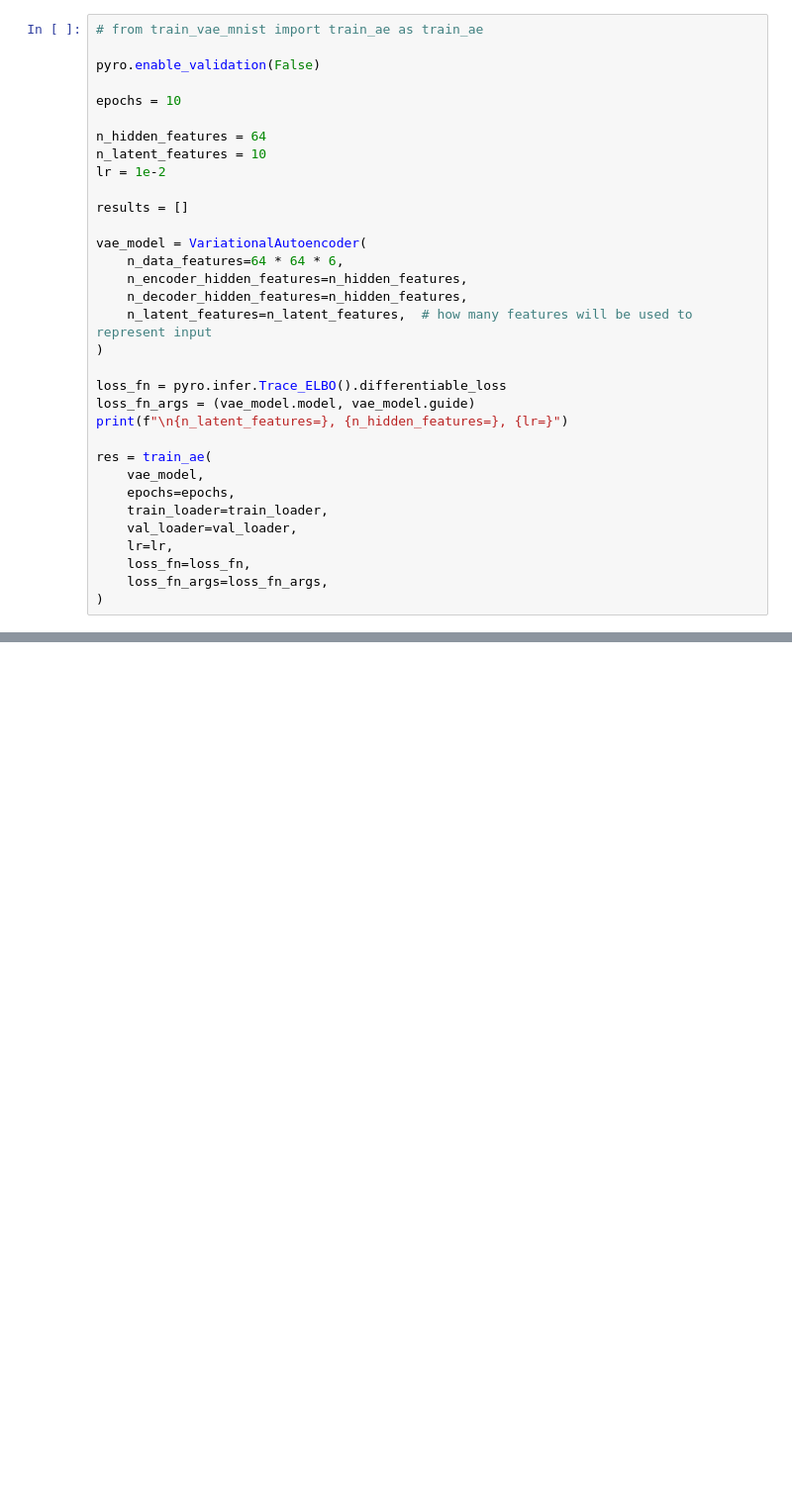
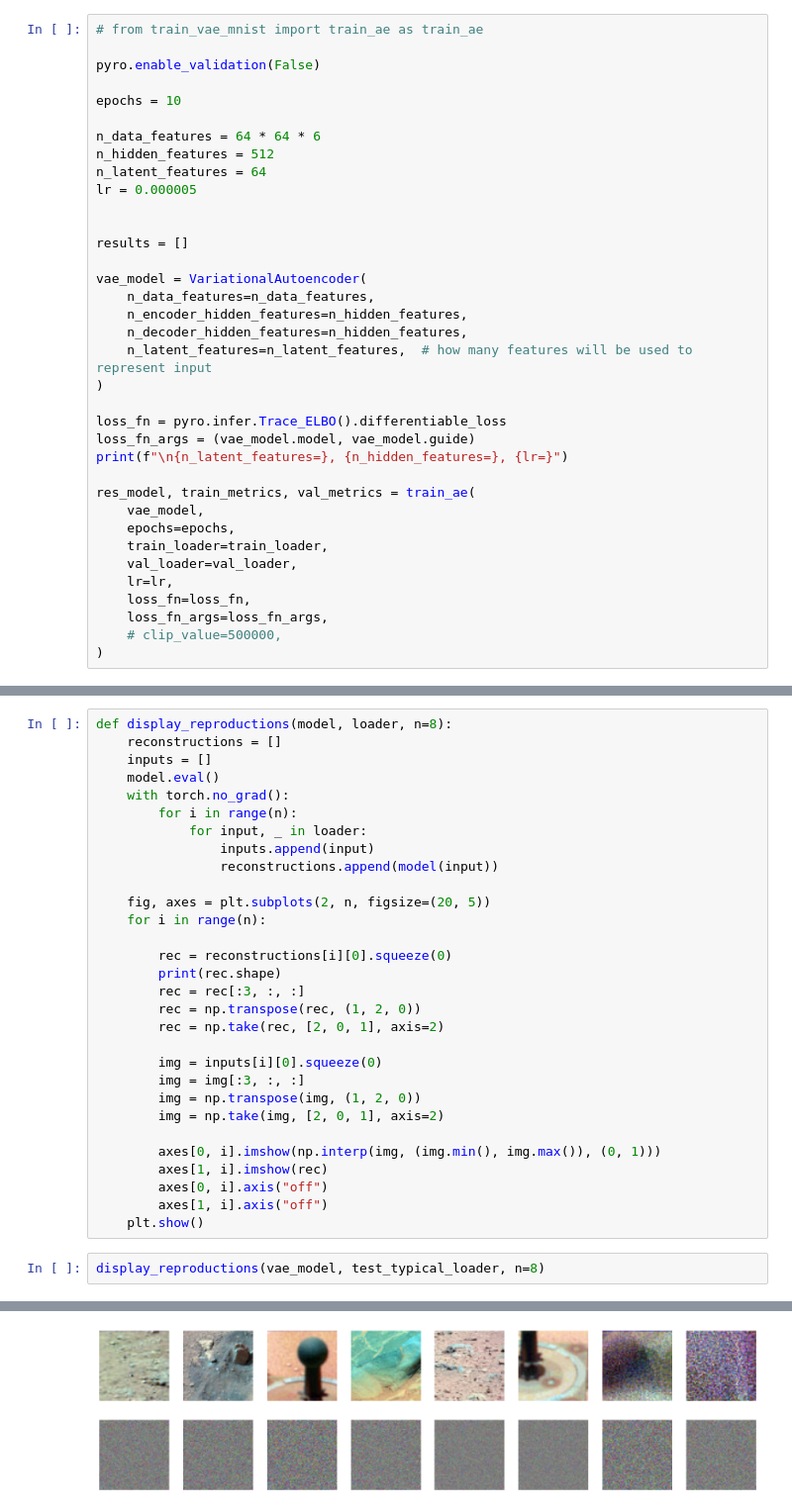
Before and after one commit to piotrdurniat/curiosity-mastcam-anomaly-detection, a Jupyter notebook: vae/vae_mastcam.ipynb, the cells around one changed output, grey strips where cells are left out. Shown at 99% size. Saved outputs shown, nothing was run; the diff lists cells and outputs as text; blank space fills up the shorter version.

```diff
--- a/vae/vae_mastcam.ipynb
+++ b/vae/vae_mastcam.ipynb
@@ -489,14 +669,16 @@ pyro.enable_validation(False)
 
 epochs = 10
 
-n_hidden_features = 64
-n_latent_features = 10
-lr = 1e-2
+n_data_features = 64 * 64 * 6
+n_hidden_features = 512
+n_latent_features = 64
+lr = 0.000005
+
 
 results = []
 
 vae_model = VariationalAutoencoder(
-    n_data_features=64 * 64 * 6,
+    n_data_features=n_data_features,
     n_encoder_hidden_features=n_hidden_features,
     n_decoder_hidden_features=n_hidden_features,
     n_latent_features=n_latent_features,  # how many features will be used to represent input
@@ -506,7 +688,7 @@ loss_fn = pyro.infer.Trace_ELBO().differentiable_loss
 loss_fn_args = (vae_model.model, vae_model.guide)
 print(f"\n{n_latent_features=}, {n_hidden_features=}, {lr=}")
 
-res = train_ae(
+res_model, train_metrics, val_metrics = train_ae(
     vae_model,
     epochs=epochs,
     train_loader=train_loader,
@@ -514,5 +696,6 @@ res = train_ae(
     lr=lr,
     loss_fn=loss_fn,
     loss_fn_args=loss_fn_args,
+    # clip_value=500000,
 )
 # %% [output]
@@ -549,0 +703,33 @@ TypeError: Invalid shape (6, 64, 64) for image data
+# %%
+def display_reproductions(model, loader, n=8):
+    reconstructions = []
+    inputs = []
+    model.eval()
+    with torch.no_grad():
+        for i in range(n):
+            for input, _ in loader:
+                inputs.append(input)
+                reconstructions.append(model(input))
+
+    fig, axes = plt.subplots(2, n, figsize=(20, 5))
+    for i in range(n):
+
+        rec = reconstructions[i][0].squeeze(0)
+        print(rec.shape)
+        rec = rec[:3, :, :]
+        rec = np.transpose(rec, (1, 2, 0))
+        rec = np.take(rec, [2, 0, 1], axis=2)
+
+        img = inputs[i][0].squeeze(0)
+        img = img[:3, :, :]
+        img = np.transpose(img, (1, 2, 0))
+        img = np.take(img, [2, 0, 1], axis=2)
+
+        axes[0, i].imshow(np.interp(img, (img.min(), img.max()), (0, 1)))
+        axes[1, i].imshow(rec)
+        axes[0, i].axis("off")
+        axes[1, i].axis("off")
+    plt.show()
+# %%
+display_reproductions(vae_model, test_typical_loader, n=8)
+# %% [output]
@@ -549,0 +744 @@ TypeError: Invalid shape (6, 64, 64) for image data
+[figure, added]
```
Also changed, not shown: parts of 25 cells of this notebook.
